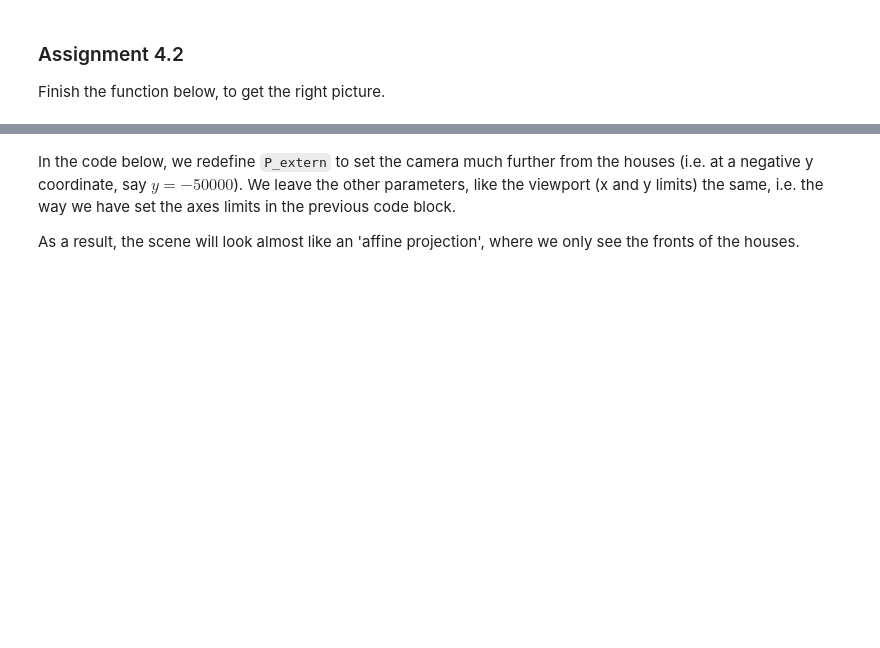
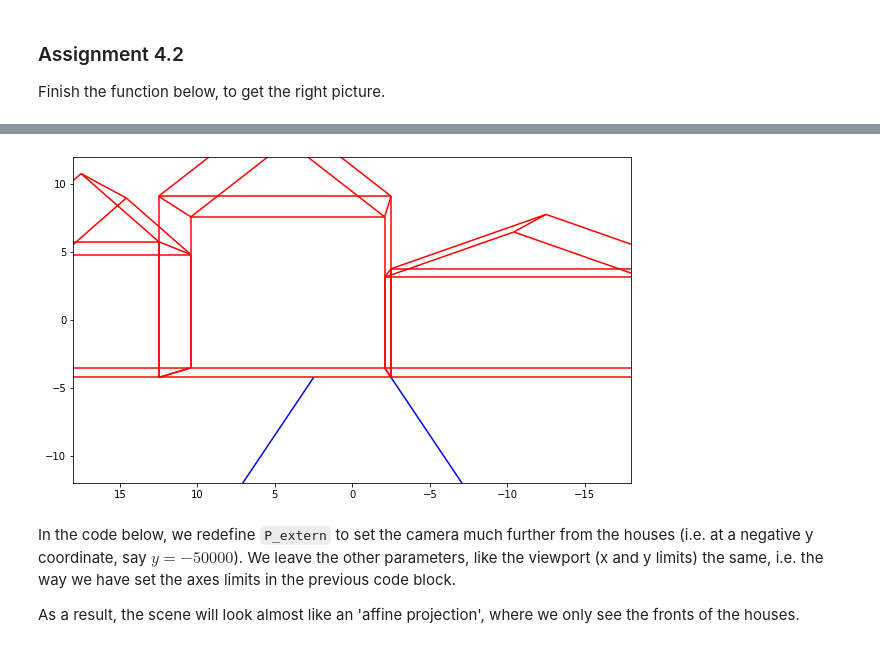
Before and after one commit to wesselpierik/Introduction-to-Computer-Vision, a Jupyter notebook: Week 5 Pinhole Camera/5_pinhole_camera.ipynb, the cells around one changed output, grey strips where cells are left out. Cells and saved outputs as stored; diff of their text form; code cells hidden in the pictures; blank space fills up the shorter version.

```diff
--- a/Week 5 Pinhole Camera/5_pinhole_camera.ipynb
+++ b/Week 5 Pinhole Camera/5_pinhole_camera.ipynb
@@ -489,29 +611,32 @@ Note the ordering of the houses!
 # %%
 P = P_intern @ P_extern
 
 house1p = transform_3d_wireframe(house1mm, P)
 house2p = transform_3d_wireframe(house2mm, P)
 house3p = transform_3d_wireframe(house3mm, P)
 
 # note the y-coordinate of the lines start at 1
 # (instead of 0 in the previous 3D drawing)
-lines_to_inf = (np.array([[-1000, 1,0], [-1000,20000,0],
-                          [1000, 1, 0], [1000, 20000, 0]]),
-                np.array([[0,1], [2,3]]))
+lines_to_inf = (
+    np.array([[-1000, 1, 0], [-1000, 20000, 0], [1000, 1, 0], [1000, 20000, 0]]),
+    np.array([[0, 1], [2, 3]]),
+)
 
 linesp = transform_3d_wireframe(lines_to_inf, P)
 
-fig = plt.figure(figsize=(10,6))
+fig = plt.figure(figsize=(10, 6))
 ax = fig.add_subplot(111)
 draw_wireframe(ax, house1p)
 draw_wireframe(ax, house2p)
 draw_wireframe(ax, house3p)
 
-draw_wireframe(ax, linesp, colors='b', adapt=True) # this will enlarge the viewport...
+draw_wireframe(ax, linesp, colors="b", adapt=True)  # this will enlarge the viewport...
 
-ax.set_xlim(-18, +18) # The standard format for 135 film ('kleinbeeldcamera')
-ax.set_ylim(-12, +12) # idem
-ax.invert_xaxis() # correction for the x-inversion
+ax.set_xlim(-18, +18)  # The standard format for 135 film ('kleinbeeldcamera')
+ax.set_ylim(-12, +12)  # idem
+ax.invert_xaxis()  # correction for the x-inversion
+# %% [output]
+[figure, added]
 # %% [markdown]
 In the code below, we redefine `P_extern` to set the camera much further from the houses (i.e. at a negative y coordinate, say $y=-50000$). We leave the other parameters, like the viewport (x and y limits) the same, i.e. the way we have set the axes limits in the previous code block.
 
```
Also changed, not shown: parts of 42 cells of this notebook.
